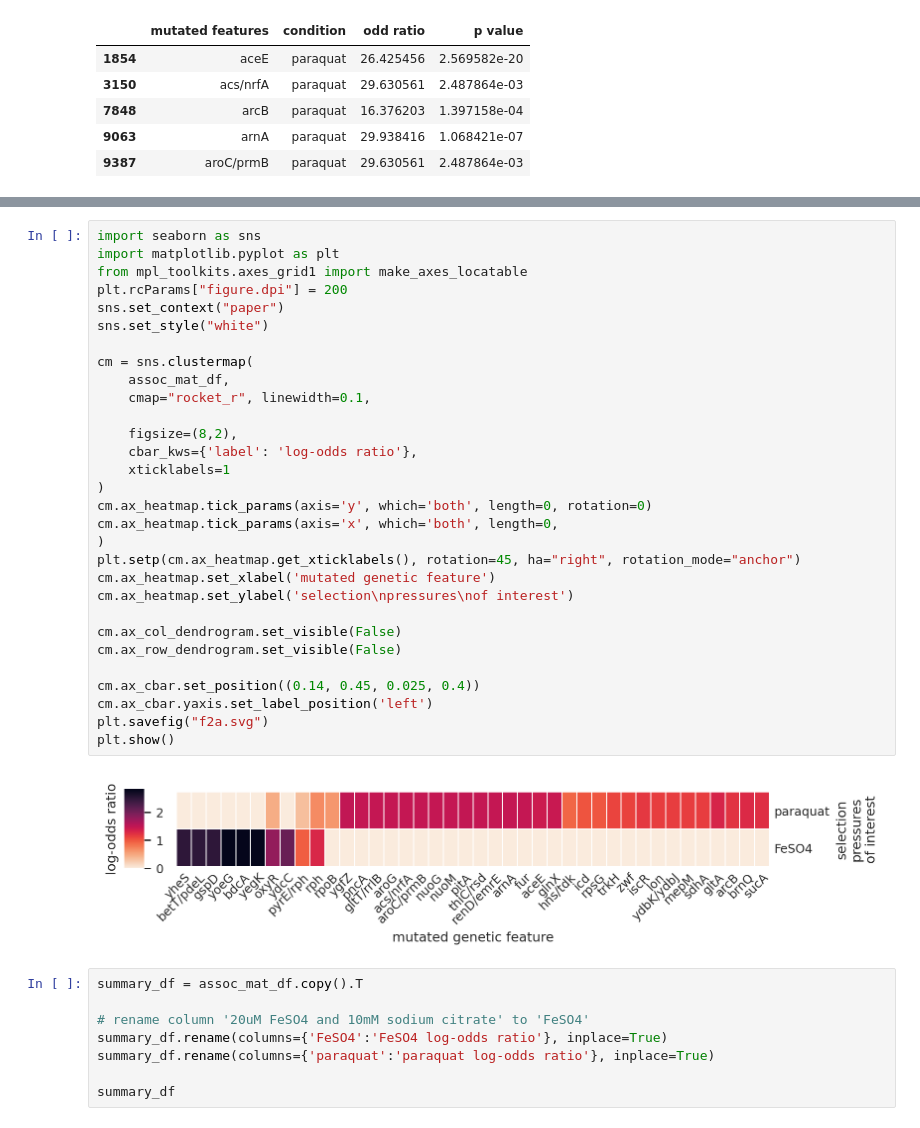
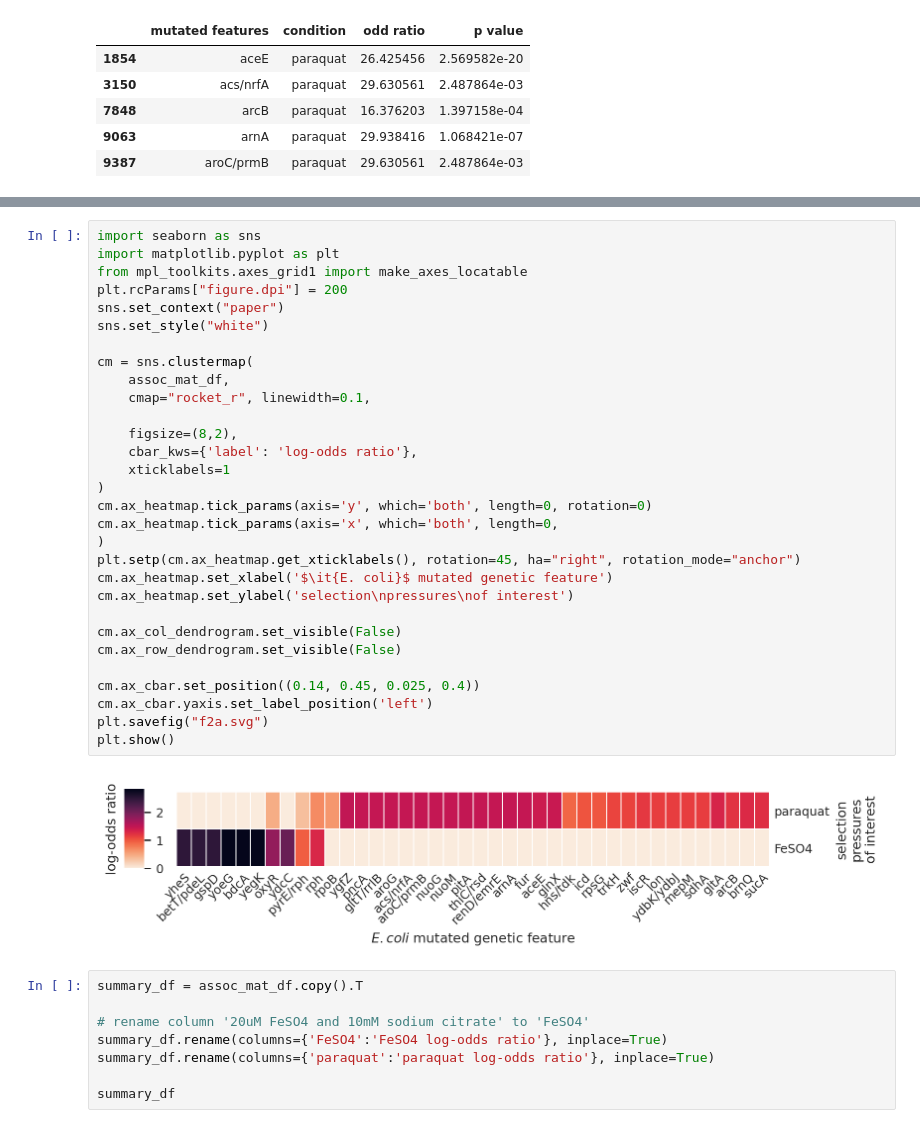
Before and after one commit to pvphaneuf/ros_tol_gdv, a Jupyter notebook: inspect_assocs.ipynb, the cells around one changed output, grey strips where cells are left out. Cells and saved outputs as stored; diff of their text form.

```diff
--- a/inspect_assocs.ipynb
+++ b/inspect_assocs.ipynb
@@ -108,35 +108,35 @@ assoc_mat_df
 # %%
 import seaborn as sns
 import matplotlib.pyplot as plt
 from mpl_toolkits.axes_grid1 import make_axes_locatable
 plt.rcParams["figure.dpi"] = 200
 sns.set_context("paper")
 sns.set_style("white")
 
 cm = sns.clustermap(
     assoc_mat_df,
     cmap="rocket_r", linewidth=0.1,
 
     figsize=(8,2),
     cbar_kws={'label': 'log-odds ratio'},
     xticklabels=1
 )
 cm.ax_heatmap.tick_params(axis='y', which='both', length=0, rotation=0)
 cm.ax_heatmap.tick_params(axis='x', which='both', length=0,
 )
 plt.setp(cm.ax_heatmap.get_xticklabels(), rotation=45, ha="right", rotation_mode="anchor")
-cm.ax_heatmap.set_xlabel('mutated genetic feature')
+cm.ax_heatmap.set_xlabel('$\it{E. coli}$ mutated genetic feature')
 cm.ax_heatmap.set_ylabel('selection\npressures\nof interest')
 
 cm.ax_col_dendrogram.set_visible(False)
 cm.ax_row_dendrogram.set_visible(False)
 
 cm.ax_cbar.set_position((0.14, 0.45, 0.025, 0.4))
 cm.ax_cbar.yaxis.set_label_position('left')
 plt.savefig("f2a.svg")
 plt.show()
 # %% [output]
-[figure, old version]
+[figure, new version]
 # %%
 summary_df = assoc_mat_df.copy().T
 
```
Also changed, not shown: parts of 1 cell of this notebook, 5 other files.
